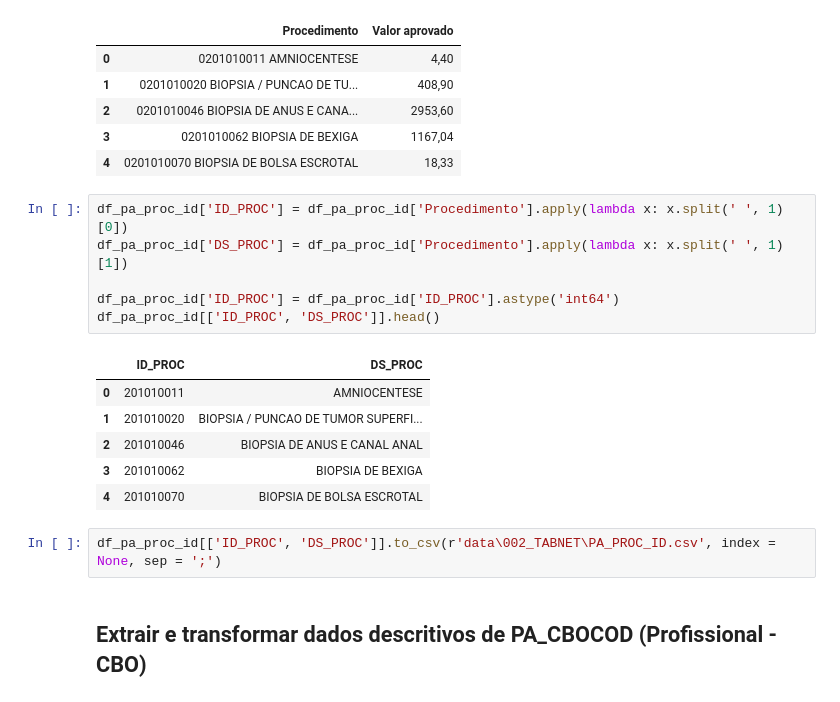
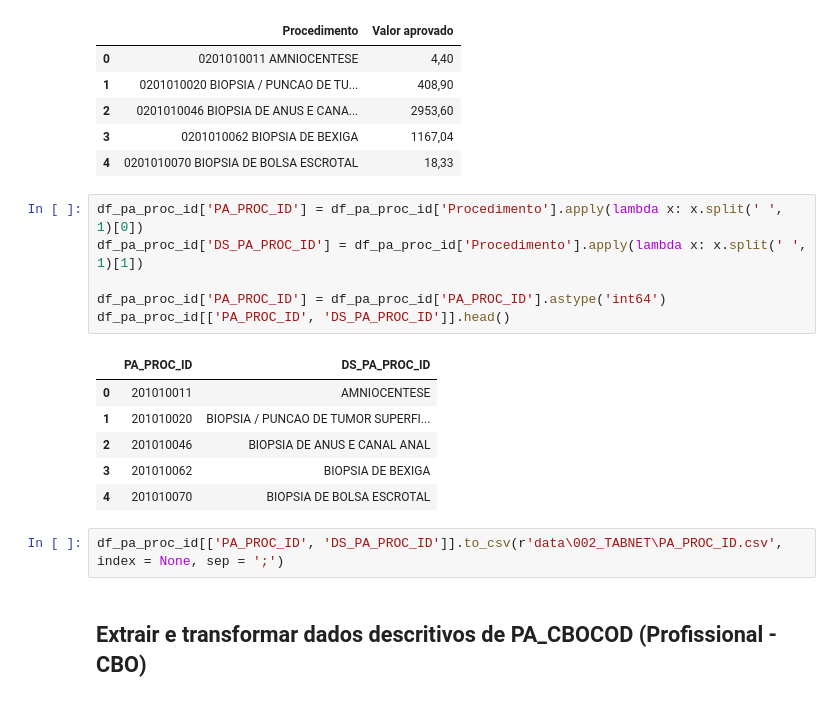
Before and after one commit to Vinicius-Luiz/etl_data_analisys_sia_python, a Jupyter notebook: 002_SIA_TABNET.ipynb, the cells around one changed output. Drawn from its saved outputs; the diff is of its cells as text.

```diff
--- a/002_SIA_TABNET.ipynb
+++ b/002_SIA_TABNET.ipynb
@@ -121,20 +121,20 @@ df_pa_proc_id.head()
 | 3 | 0201010062 BIOPSIA DE BEXIGA | 1167,04 |
 | 4 | 0201010070 BIOPSIA DE BOLSA ESCROTAL | 18,33 |
 # %%
-df_pa_proc_id['ID_PROC'] = df_pa_proc_id['Procedimento'].apply(lambda x: x.split(' ', 1)[0])
-df_pa_proc_id['DS_PROC'] = df_pa_proc_id['Procedimento'].apply(lambda x: x.split(' ', 1)[1])
+df_pa_proc_id['PA_PROC_ID'] = df_pa_proc_id['Procedimento'].apply(lambda x: x.split(' ', 1)[0])
+df_pa_proc_id['DS_PA_PROC_ID'] = df_pa_proc_id['Procedimento'].apply(lambda x: x.split(' ', 1)[1])
 
-df_pa_proc_id['ID_PROC'] = df_pa_proc_id['ID_PROC'].astype('int64')
-df_pa_proc_id[['ID_PROC', 'DS_PROC']].head()
+df_pa_proc_id['PA_PROC_ID'] = df_pa_proc_id['PA_PROC_ID'].astype('int64')
+df_pa_proc_id[['PA_PROC_ID', 'DS_PA_PROC_ID']].head()
 # %% [output]
-|  | ID_PROC | DS_PROC |
+|  | PA_PROC_ID | DS_PA_PROC_ID |
 | 0 | 201010011 | AMNIOCENTESE |
 | 1 | 201010020 | BIOPSIA / PUNCAO DE TUMOR SUPERFI... |
 | 2 | 201010046 | BIOPSIA DE ANUS E CANAL ANAL |
 | 3 | 201010062 | BIOPSIA DE BEXIGA |
 | 4 | 201010070 | BIOPSIA DE BOLSA ESCROTAL |
 # %%
-df_pa_proc_id[['ID_PROC', 'DS_PROC']].to_csv(r'data\002_TABNET\PA_PROC_ID.csv', index = None, sep = ';')
+df_pa_proc_id[['PA_PROC_ID', 'DS_PA_PROC_ID']].to_csv(r'data\002_TABNET\PA_PROC_ID.csv', index = None, sep = ';')
 # %% [markdown]
 ## Extrair e transformar dados descritivos de PA_CBOCOD (Profissional - CBO)
 # %%
```
Also changed, not shown: parts of 10 cells of this notebook, 1 other file.
